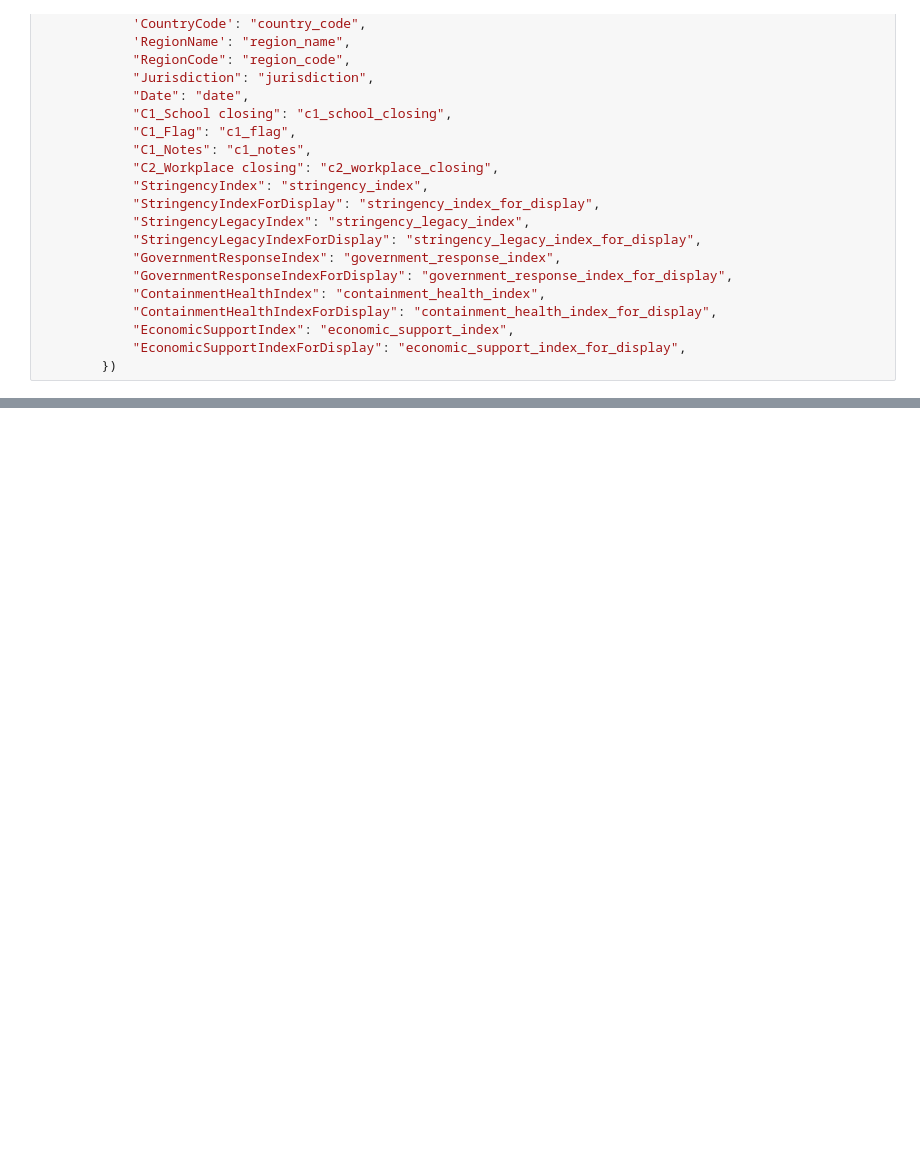
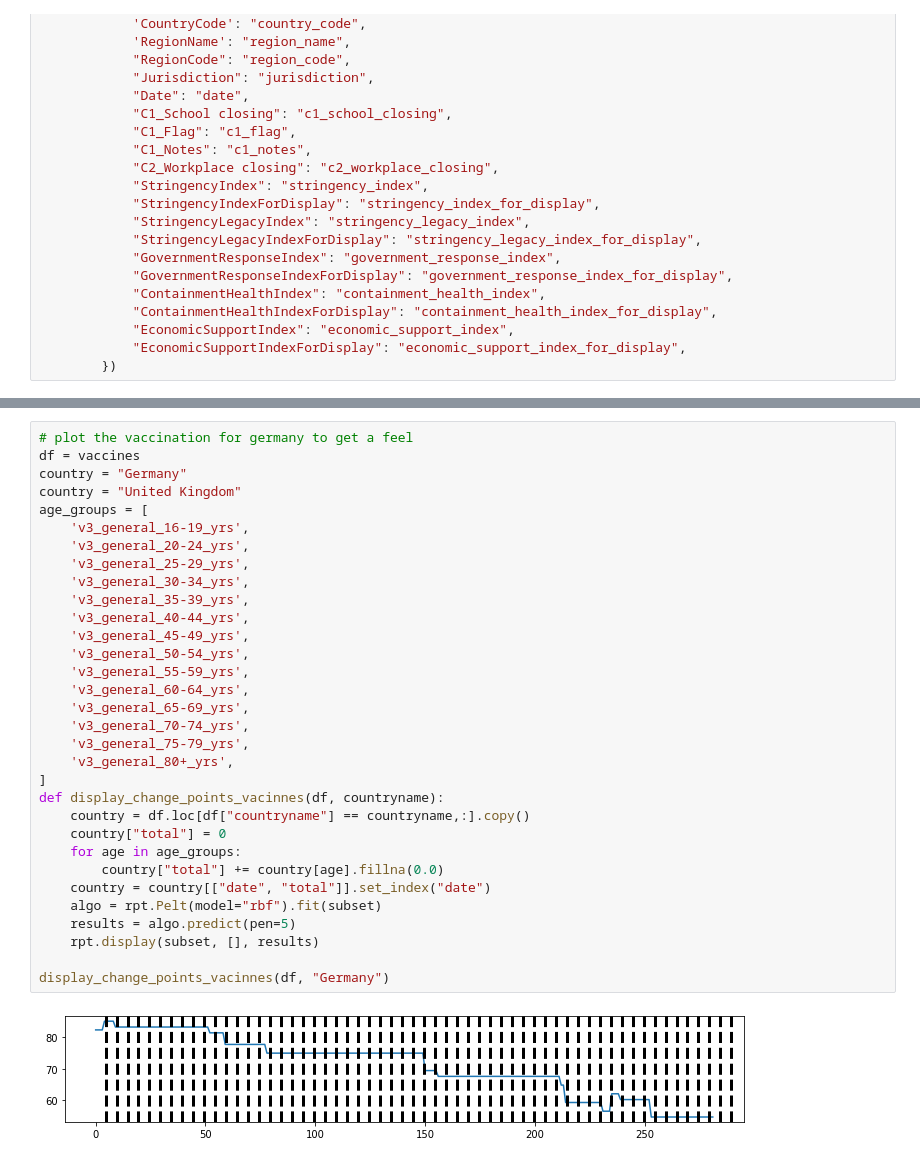
Before and after one commit to romnn/lsde2021, a Jupyter notebook: stingency-covid-policy-tracker-OxCGRT.ipynb, the cells around one changed output, grey strips where cells are left out. Saved outputs shown, nothing was run; the diff lists cells and outputs as text; blank space fills up the shorter version.

```diff
--- a/stingency-covid-policy-tracker-OxCGRT.ipynb
+++ b/stingency-covid-policy-tracker-OxCGRT.ipynb
@@ -215,0 +263,34 @@ if False:
+# %%
+# plot the vaccination for germany to get a feel
+df = vaccines
+country = "Germany"
+country = "United Kingdom"
+age_groups = [
+    'v3_general_16-19_yrs',
+    'v3_general_20-24_yrs',
+    'v3_general_25-29_yrs',
+    'v3_general_30-34_yrs',
+    'v3_general_35-39_yrs',
+    'v3_general_40-44_yrs',
+    'v3_general_45-49_yrs',
+    'v3_general_50-54_yrs',
+    'v3_general_55-59_yrs',
+    'v3_general_60-64_yrs',
+    'v3_general_65-69_yrs',
+    'v3_general_70-74_yrs',
+    'v3_general_75-79_yrs',
+    'v3_general_80+_yrs',
+]
+def display_change_points_vacinnes(df, countryname):
+    country = df.loc[df["countryname"] == countryname,:].copy()
+    country["total"] = 0
+    for age in age_groups:
+        country["total"] += country[age].fillna(0.0)
+    country = country[["date", "total"]].set_index("date")
+    algo = rpt.Pelt(model="rbf").fit(subset)
+    results = algo.predict(pen=5)
+    rpt.display(subset, [], results)
+
+display_change_points_vacinnes(df, "Germany")
+# %% [output]
+[figure, added]
```
Also changed, not shown: parts of 6 cells of this notebook, 5 other files.
